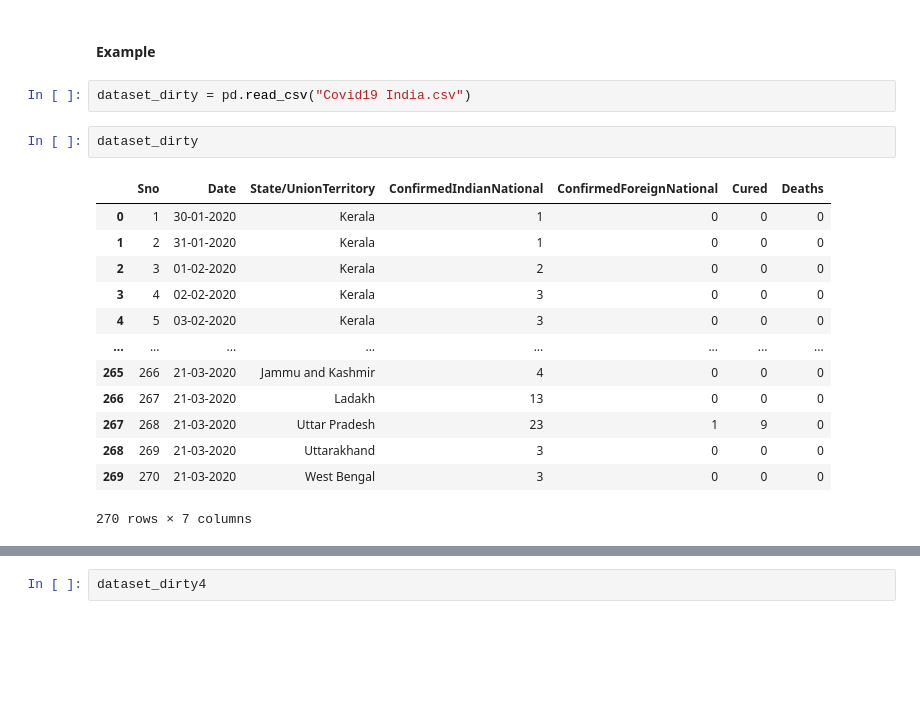
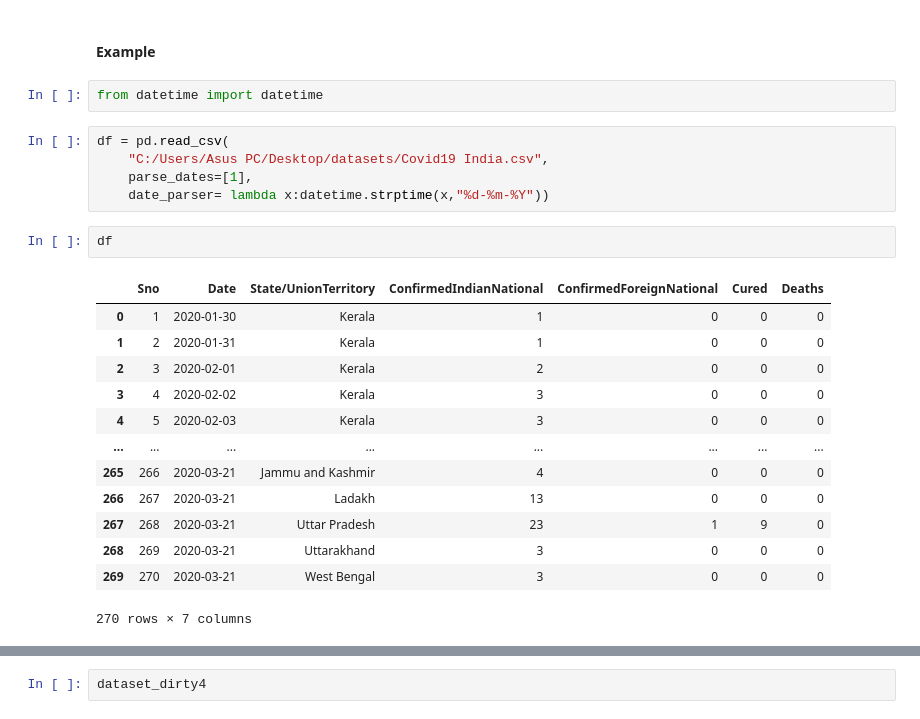
Before and after one commit to mcandar/python_lectures, a Jupyter notebook: chapter_6.ipynb, the cells around one changed output, grey strips where cells are left out. Drawn from its saved outputs; the diff is of its cells as text; blank space fills up the shorter version.

```diff
--- a/chapter_6.ipynb
+++ b/chapter_6.ipynb
@@ -791,21 +791,26 @@ df.describe()
 NameError: name 'df' is not defined
 # %% [markdown]
 #### Example
-# %%
-dataset_dirty = pd.read_csv("Covid19 India.csv")
-# %%
-dataset_dirty
-# %% [output]
-|  | Sno | Date | State/UnionTerritory | ConfirmedIndianNational | ConfirmedForeignNational | Cured | Deaths |
-| 0 | 1 | 30-01-2020 | Kerala | 1 | 0 | 0 | 0 |
-| 1 | 2 | 31-01-2020 | Kerala | 1 | 0 | 0 | 0 |
-| 2 | 3 | 01-02-2020 | Kerala | 2 | 0 | 0 | 0 |
-| 3 | 4 | 02-02-2020 | Kerala | 3 | 0 | 0 | 0 |
-| 4 | 5 | 03-02-2020 | Kerala | 3 | 0 | 0 | 0 |
-| ... | ... | ... | ... | ... | ... | ... | ... |
-| 265 | 266 | 21-03-2020 | Jammu and Kashmir | 4 | 0 | 0 | 0 |
-| 266 | 267 | 21-03-2020 | Ladakh | 13 | 0 | 0 | 0 |
-| 267 | 268 | 21-03-2020 | Uttar Pradesh | 23 | 1 | 9 | 0 |
-| 268 | 269 | 21-03-2020 | Uttarakhand | 3 | 0 | 0 | 0 |
-| 269 | 270 | 21-03-2020 | West Bengal | 3 | 0 | 0 | 0 |
-270 rows × 7 columns
+# %%
+from datetime import datetime
+# %%
+df = pd.read_csv(
+    "C:/Users/Asus PC/Desktop/datasets/Covid19 India.csv",
+    parse_dates=[1],
+    date_parser= lambda x:datetime.strptime(x,"%d-%m-%Y"))
+# %%
+df
+# %% [output]
+|  | Sno | Date | State/UnionTerritory | ConfirmedIndianNational | ConfirmedForeignNational | Cured | Deaths |
+| 0 | 1 | 2020-01-30 | Kerala | 1 | 0 | 0 | 0 |
+| 1 | 2 | 2020-01-31 | Kerala | 1 | 0 | 0 | 0 |
+| 2 | 3 | 2020-02-01 | Kerala | 2 | 0 | 0 | 0 |
+| 3 | 4 | 2020-02-02 | Kerala | 3 | 0 | 0 | 0 |
+| 4 | 5 | 2020-02-03 | Kerala | 3 | 0 | 0 | 0 |
+| ... | ... | ... | ... | ... | ... | ... | ... |
+| 265 | 266 | 2020-03-21 | Jammu and Kashmir | 4 | 0 | 0 | 0 |
+| 266 | 267 | 2020-03-21 | Ladakh | 13 | 0 | 0 | 0 |
+| 267 | 268 | 2020-03-21 | Uttar Pradesh | 23 | 1 | 9 | 0 |
+| 268 | 269 | 2020-03-21 | Uttarakhand | 3 | 0 | 0 | 0 |
+| 269 | 270 | 2020-03-21 | West Bengal | 3 | 0 | 0 | 0 |
+270 rows × 7 columns
```
Also changed, not shown: parts of 18 cells of this notebook.
